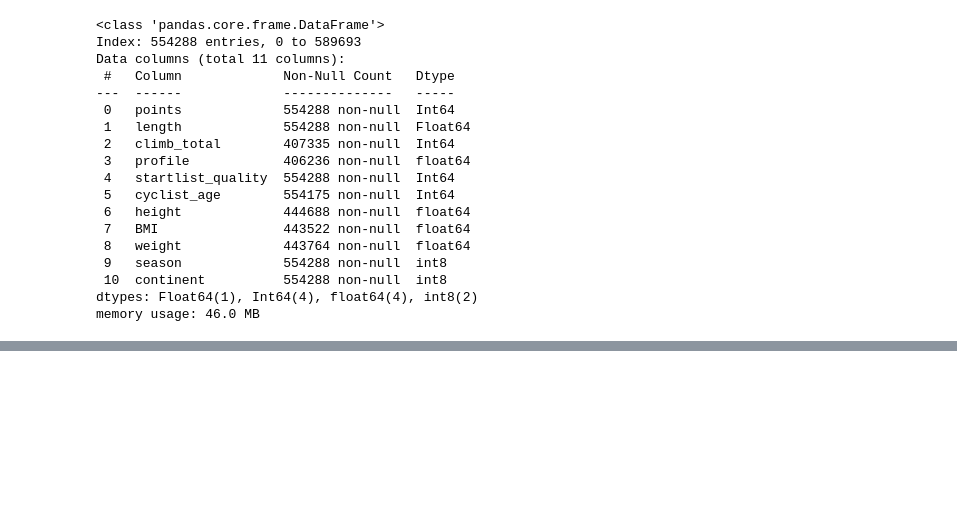
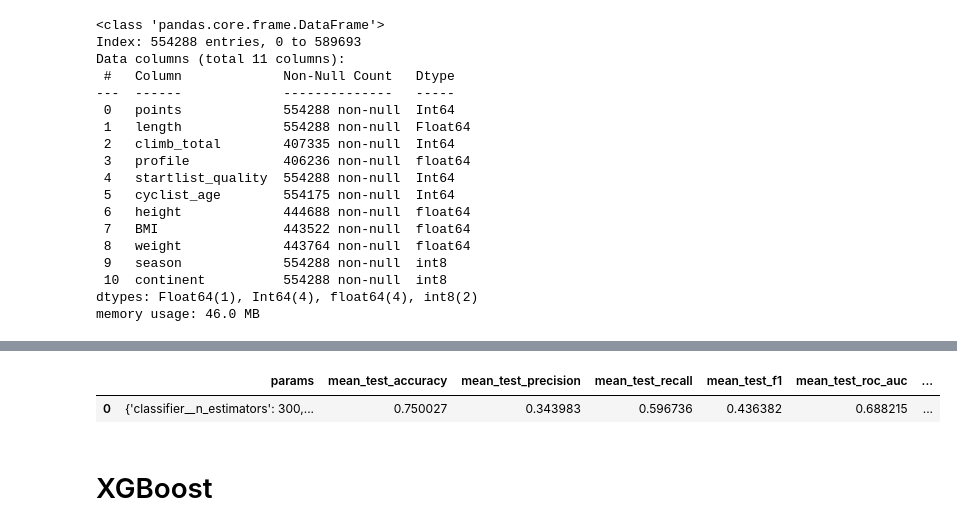
Before and after one commit to DiVitoTommaso/Cyclists-Races_Data-Mining, a Jupyter notebook: Supervised Learning.ipynb, the cells around one changed output, grey strips where cells are left out. Saved outputs shown, nothing was run; the diff lists cells and outputs as text; code cells hidden in the pictures; blank space fills up the shorter version.

```diff
--- a/Supervised Learning.ipynb
+++ b/Supervised Learning.ipynb
@@ -374,0 +627,2 @@ cv_results[
+# %%
+X_train_RF, y_train_RF = shuffle(X_train, y_train, random_state=42)
@@ -374,0 +644,7 @@ cv_results[
+# %%
+param_grid = {
+    "classifier__n_estimators": [300],
+    "classifier__max_features": [0.75],
+    "classifier__max_depth": [23],
+    "classifier__class_weight": [{0: 0.4, 1: 0.6}],
+}
@@ -374,0 +682,12 @@ cv_results[
+# %%
+grid_search_rf = RandomizedSearchCV(
+    clf_pipeline_rf,
+    param_distributions=param_grid,
+    n_iter=1,
+    cv=5,
+    refit=False,
+    scoring=scores,
+    verbose=2,
+    return_train_score=True,
+)
+grid_search_rf.fit(X_train_RF, y_train_RF)
@@ -374,0 +718,28 @@ cv_results[
+# %%
+cv_results = pd.DataFrame.from_dict(grid_search_rf.cv_results_)
+cv_results.to_csv(RESULTS_DIR + OUT_NAME, index=False)
+# %%
+cv_results[
+    [
+        "params",
+        "mean_test_accuracy",
+        "mean_test_precision",
+        "mean_test_recall",
+        "mean_test_f1",
+        "mean_test_roc_auc",
+        "mean_test_f0.5",
+        "mean_train_f0.5",
+    ]
+].sort_values("mean_test_f0.5", ascending=False)
+
+# for i, row in res.iterrows():
+#     print(row["params"])
+#     print(row["mean_test_f0.5"])
+#     print()
+
+# {'classifier__n_estimators': 300, 'classifier__max_features': 0.75, 'classifier__max_depth': 25, 'classifier__class_weight': same as svc} 0.512991
+# %% [output]
+|  | params | mean_test_accuracy | mean_test_precision | mean_test_recall | mean_test_f1 | mean_test_roc_auc | ... |
+| 0 | {'classifier__n_estimators': 300,... | 0.750027 | 0.343983 | 0.596736 | 0.436382 | 0.688215 | ... |
+# %% [markdown]
+# XGBoost
```
Also changed, not shown: parts of 37 cells of this notebook, 1 other file.
